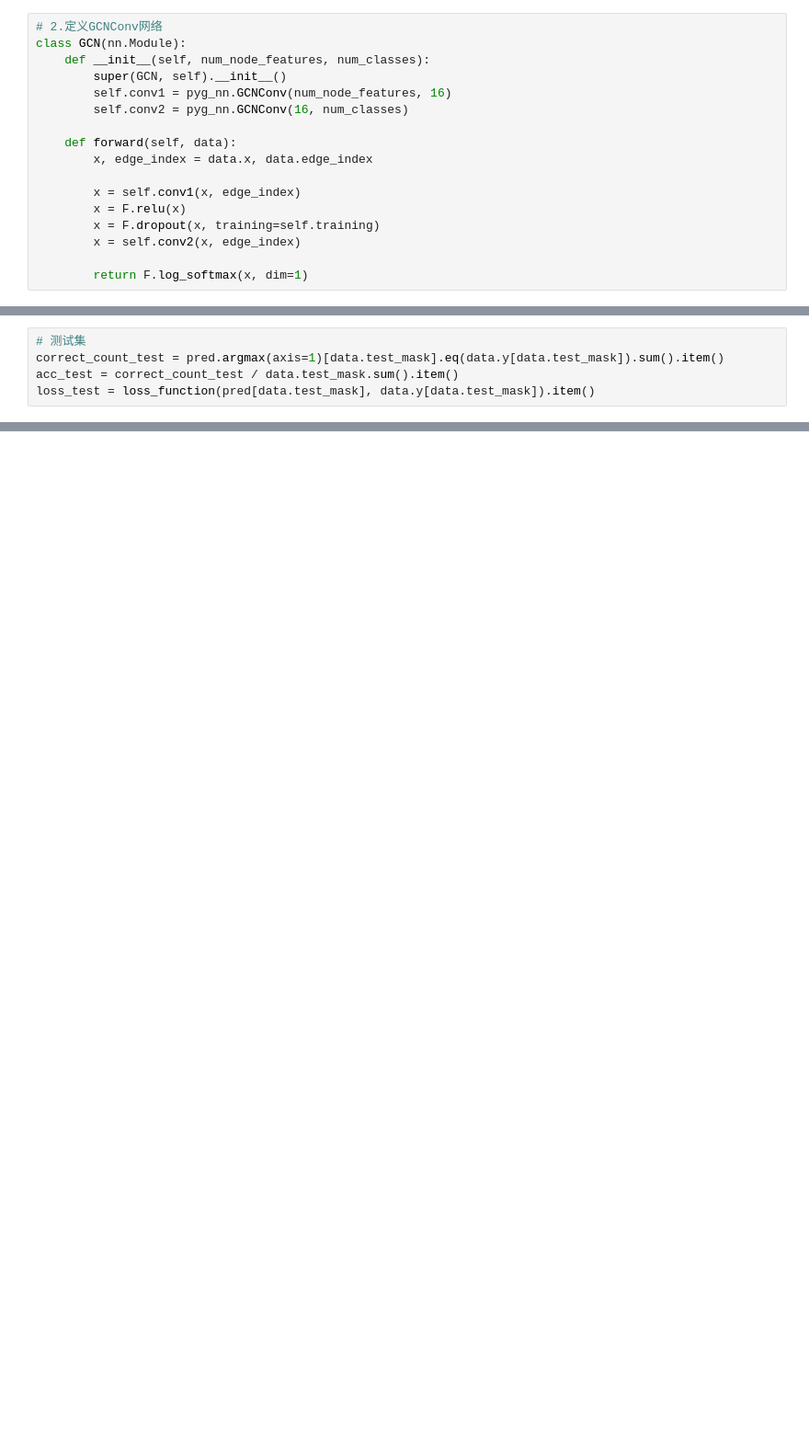
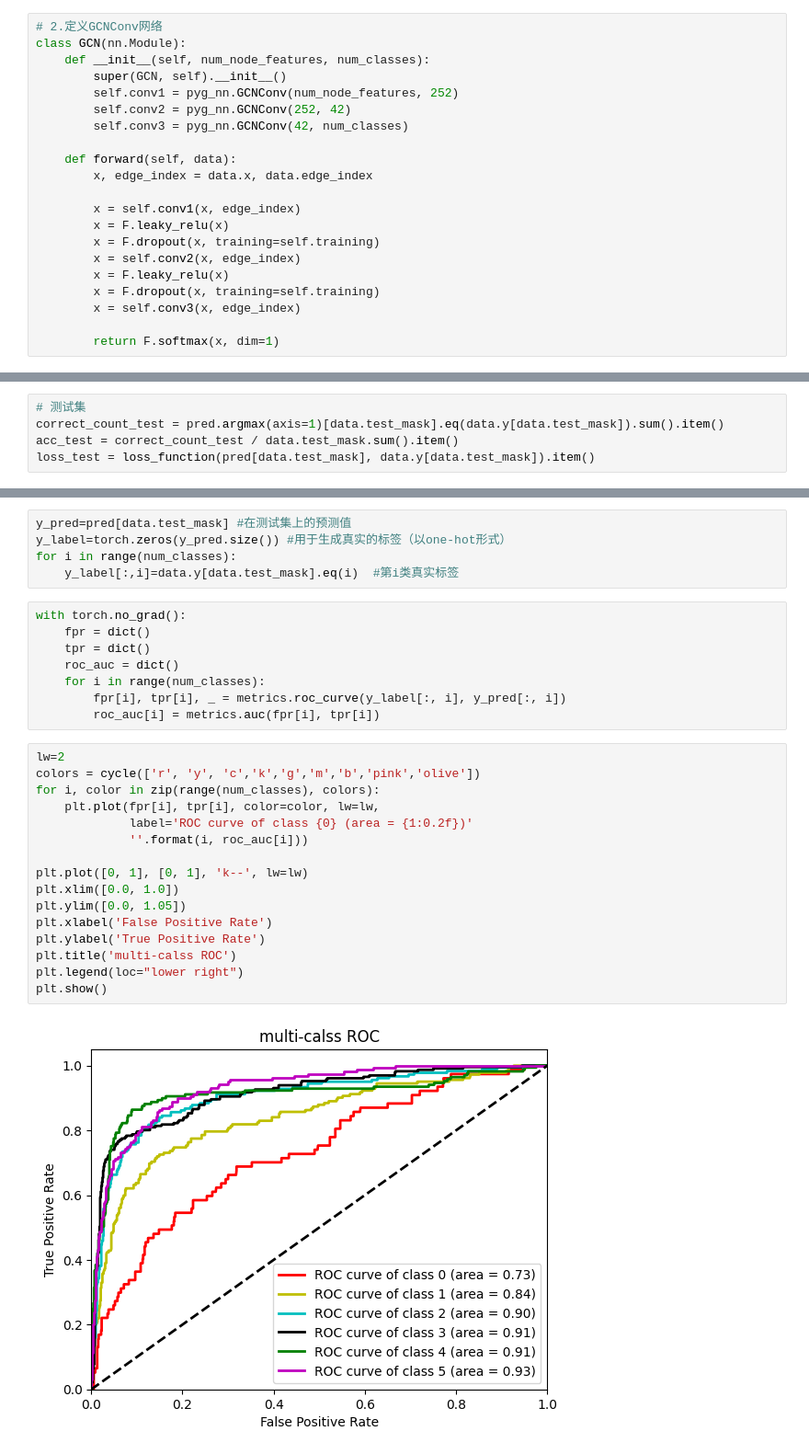
Before and after one commit to dmcszero/GCN-23-05-20, a Jupyter notebook: pygcode/GCN-pygCiteseer.ipynb, the cells around one changed output, grey strips where cells are left out. Shown: that part at 92% size. Cells and saved outputs as stored; diff of their text form; blank space fills up the shorter version.

```diff
--- a/pygcode/GCN-pygCiteseer.ipynb
+++ b/pygcode/GCN-pygCiteseer.ipynb
@@ -12,17 +15,21 @@ dataset = Planetoid(root='./data/Citeseer', name='Citeseer')
 class GCN(nn.Module):
     def __init__(self, num_node_features, num_classes):
         super(GCN, self).__init__()
-        self.conv1 = pyg_nn.GCNConv(num_node_features, 16)
-        self.conv2 = pyg_nn.GCNConv(16, num_classes)
+        self.conv1 = pyg_nn.GCNConv(num_node_features, 252)
+        self.conv2 = pyg_nn.GCNConv(252, 42)
+        self.conv3 = pyg_nn.GCNConv(42, num_classes)
 
     def forward(self, data):
         x, edge_index = data.x, data.edge_index
 
         x = self.conv1(x, edge_index)
-        x = F.relu(x)
+        x = F.leaky_relu(x)
         x = F.dropout(x, training=self.training)
         x = self.conv2(x, edge_index)
+        x = F.leaky_relu(x)
+        x = F.dropout(x, training=self.training)
+        x = self.conv3(x, edge_index)
 
-        return F.log_softmax(x, dim=1)
+        return F.softmax(x, dim=1)
 # %%
 device = torch.device('cuda' if torch.cuda.is_available() else 'cpu') # 设备
@@ -100,0 +111,31 @@ Test  Accuracy: 0.6410 Test  Loss: 1.1709
+# %%
+y_pred=pred[data.test_mask] #在测试集上的预测值
+y_label=torch.zeros(y_pred.size()) #用于生成真实的标签（以one-hot形式）
+for i in range(num_classes):
+    y_label[:,i]=data.y[data.test_mask].eq(i)  #第i类真实标签
+# %%
+with torch.no_grad():
+    fpr = dict()
+    tpr = dict()
+    roc_auc = dict()
+    for i in range(num_classes):
+        fpr[i], tpr[i], _ = metrics.roc_curve(y_label[:, i], y_pred[:, i])
+        roc_auc[i] = metrics.auc(fpr[i], tpr[i])
+# %%
+lw=2
+colors = cycle(['r', 'y', 'c','k','g','m','b','pink','olive'])
+for i, color in zip(range(num_classes), colors):
+    plt.plot(fpr[i], tpr[i], color=color, lw=lw,
+             label='ROC curve of class {0} (area = {1:0.2f})'
+             ''.format(i, roc_auc[i]))
+
+plt.plot([0, 1], [0, 1], 'k--', lw=lw)
+plt.xlim([0.0, 1.0])
+plt.ylim([0.0, 1.05])
+plt.xlabel('False Positive Rate')
+plt.ylabel('True Positive Rate')
+plt.title('multi-calss ROC')
+plt.legend(loc="lower right")
+plt.show()
+# %% [output]
+[figure, added]
```
Also changed, not shown: parts of 10 cells of this notebook, 2 other files.
